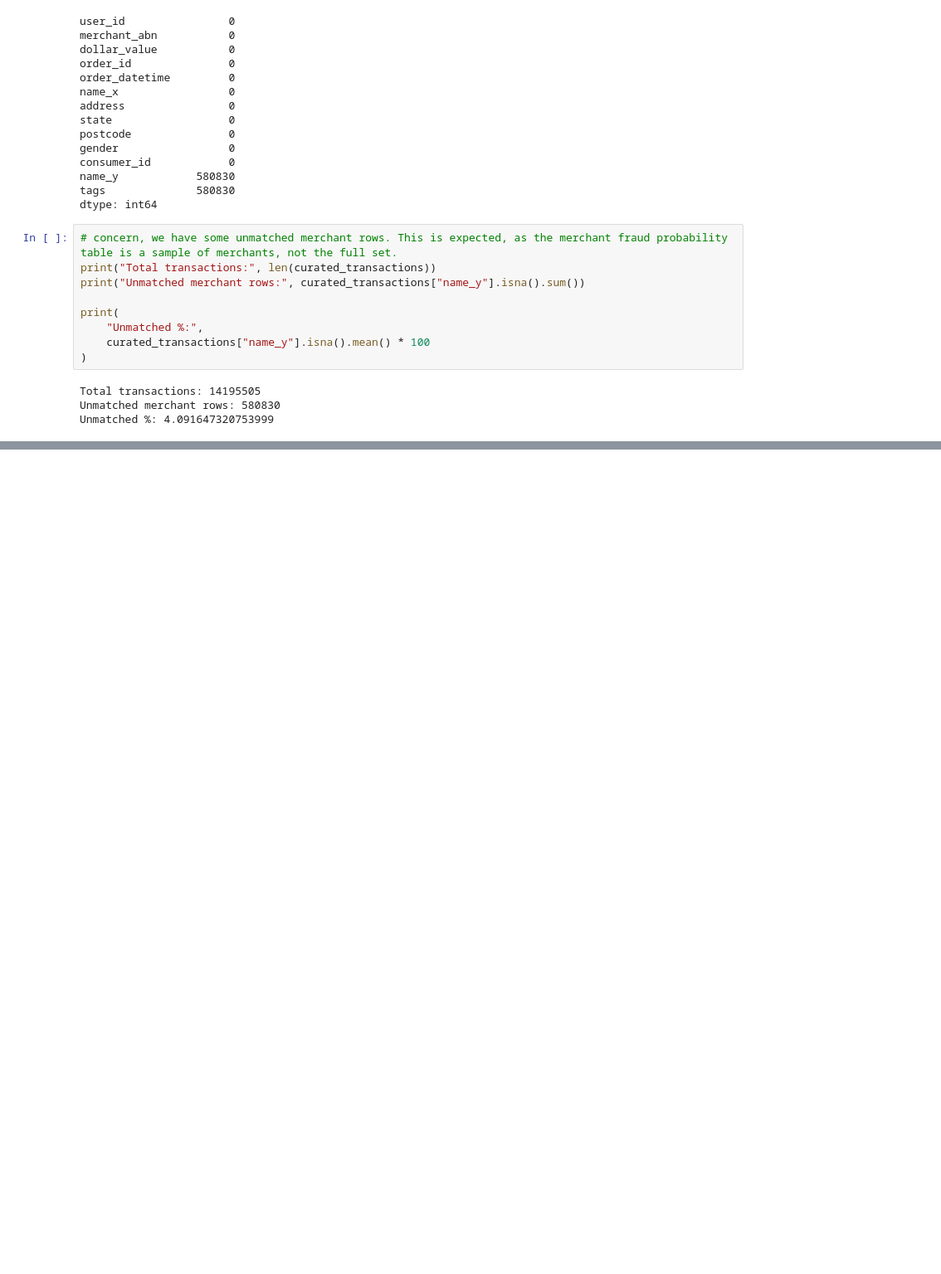
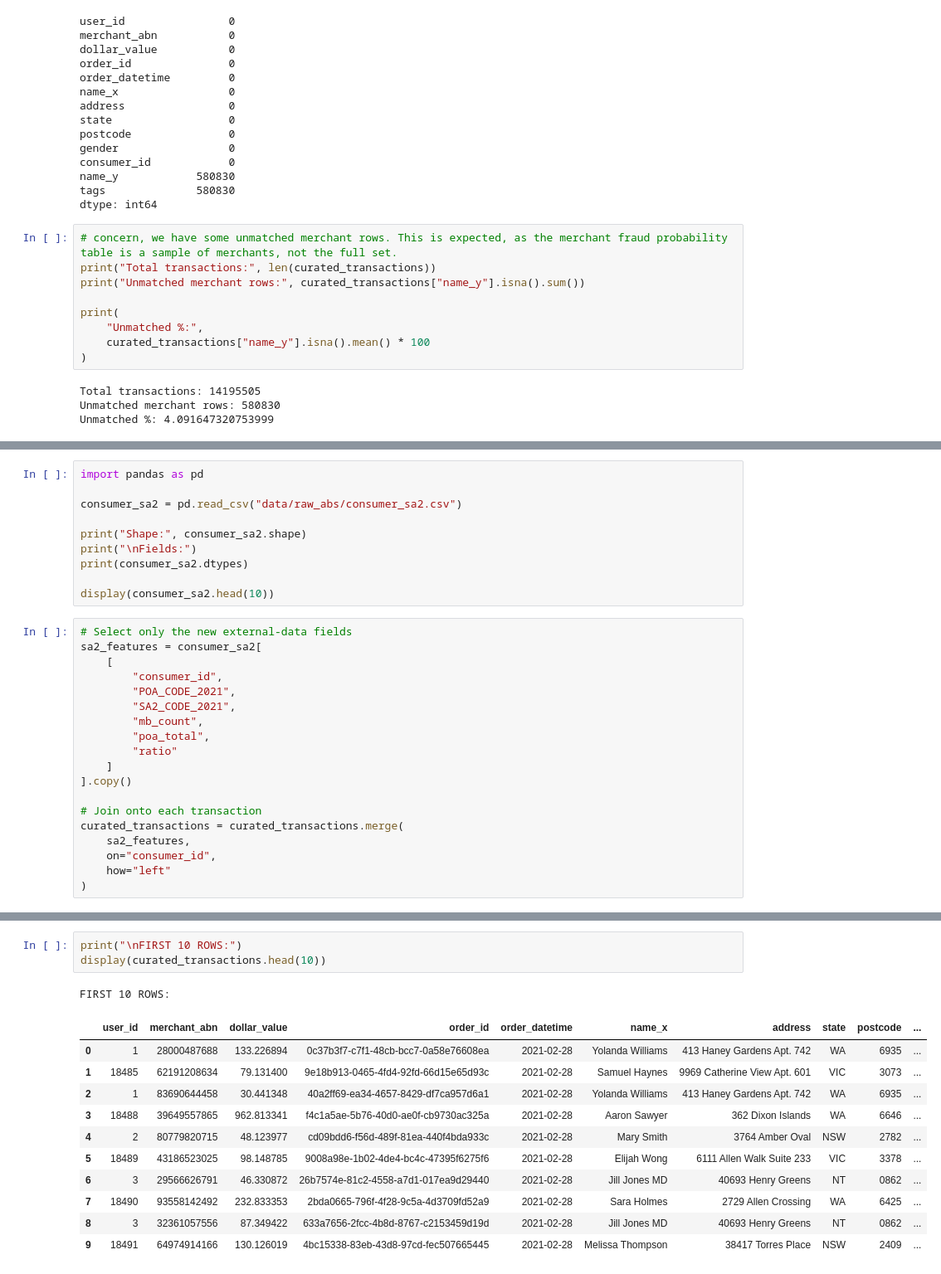
Before and after one commit to bambasp1s/MAST30034_Project_2, a Jupyter notebook: notebooks/ETL_part_1.ipynb, the cells around one changed output, grey strips where cells are left out. Shown at 83% size. Saved outputs shown, nothing was run; the diff lists cells and outputs as text; blank space fills up the shorter version.

```diff
--- a/notebooks/ETL_part_1.ipynb
+++ b/notebooks/ETL_part_1.ipynb
@@ -476,0 +563,29 @@ Unmatched %: 4.091647320753999
+# %%
+import pandas as pd
+
+consumer_sa2 = pd.read_csv("data/raw_abs/consumer_sa2.csv")
+
+print("Shape:", consumer_sa2.shape)
+print("\nFields:")
+print(consumer_sa2.dtypes)
+
+display(consumer_sa2.head(10))
+# %%
+# Select only the new external-data fields
+sa2_features = consumer_sa2[
+    [
+        "consumer_id",
+        "POA_CODE_2021",
+        "SA2_CODE_2021",
+        "mb_count",
+        "poa_total",
+        "ratio"
+    ]
+].copy()
+
+# Join onto each transaction
+curated_transactions = curated_transactions.merge(
+    sa2_features,
+    on="consumer_id",
+    how="left"
+)
@@ -476,0 +628,16 @@ Unmatched %: 4.091647320753999
+# %%
+print("\nFIRST 10 ROWS:")
+display(curated_transactions.head(10))
+# %% [output]
+FIRST 10 ROWS:
+|  | user_id | merchant_abn | dollar_value | order_id | order_datetime | name_x | address | state | postcode | ... |
+| 0 | 1 | 28000487688 | 133.226894 | 0c37b3f7-c7f1-48cb-bcc7-0a58e76608ea | 2021-02-28 | Yolanda Williams | 413 Haney Gardens Apt. 742 | WA | 6935 | ... |
+| 1 | 18485 | 62191208634 | 79.131400 | 9e18b913-0465-4fd4-92fd-66d15e65d93c | 2021-02-28 | Samuel Haynes | 9969 Catherine View Apt. 601 | VIC | 3073 | ... |
+| 2 | 1 | 83690644458 | 30.441348 | 40a2ff69-ea34-4657-8429-df7ca957d6a1 | 2021-02-28 | Yolanda Williams | 413 Haney Gardens Apt. 742 | WA | 6935 | ... |
+| 3 | 18488 | 39649557865 | 962.813341 | f4c1a5ae-5b76-40d0-ae0f-cb9730ac325a | 2021-02-28 | Aaron Sawyer | 362 Dixon Islands | WA | 6646 | ... |
+| 4 | 2 | 80779820715 | 48.123977 | cd09bdd6-f56d-489f-81ea-440f4bda933c | 2021-02-28 | Mary Smith | 3764 Amber Oval | NSW | 2782 | ... |
+| 5 | 18489 | 43186523025 | 98.148785 | 9008a98e-1b02-4de4-bc4c-47395f6275f6 | 2021-02-28 | Elijah Wong | 6111 Allen Walk Suite 233 | VIC | 3378 | ... |
+| 6 | 3 | 29566626791 | 46.330872 | 26b7574e-81c2-4558-a7d1-017ea9d29440 | 2021-02-28 | Jill Jones MD | 40693 Henry Greens | NT | 0862 | ... |
+| 7 | 18490 | 93558142492 | 232.833353 | 2bda0665-796f-4f28-9c5a-4d3709fd52a9 | 2021-02-28 | Sara Holmes | 2729 Allen Crossing | WA | 6425 | ... |
+| 8 | 3 | 32361057556 | 87.349422 | 633a7656-2fcc-4b8d-8767-c2153459d19d | 2021-02-28 | Jill Jones MD | 40693 Henry Greens | NT | 0862 | ... |
+| 9 | 18491 | 64974914166 | 130.126019 | 4bc15338-83eb-43d8-97cd-fec507665445 | 2021-02-28 | Melissa Thompson | 38417 Torres Place | NSW | 2409 | ... |
```
Also changed, not shown: parts of 9 cells of this notebook, 3 other files.
